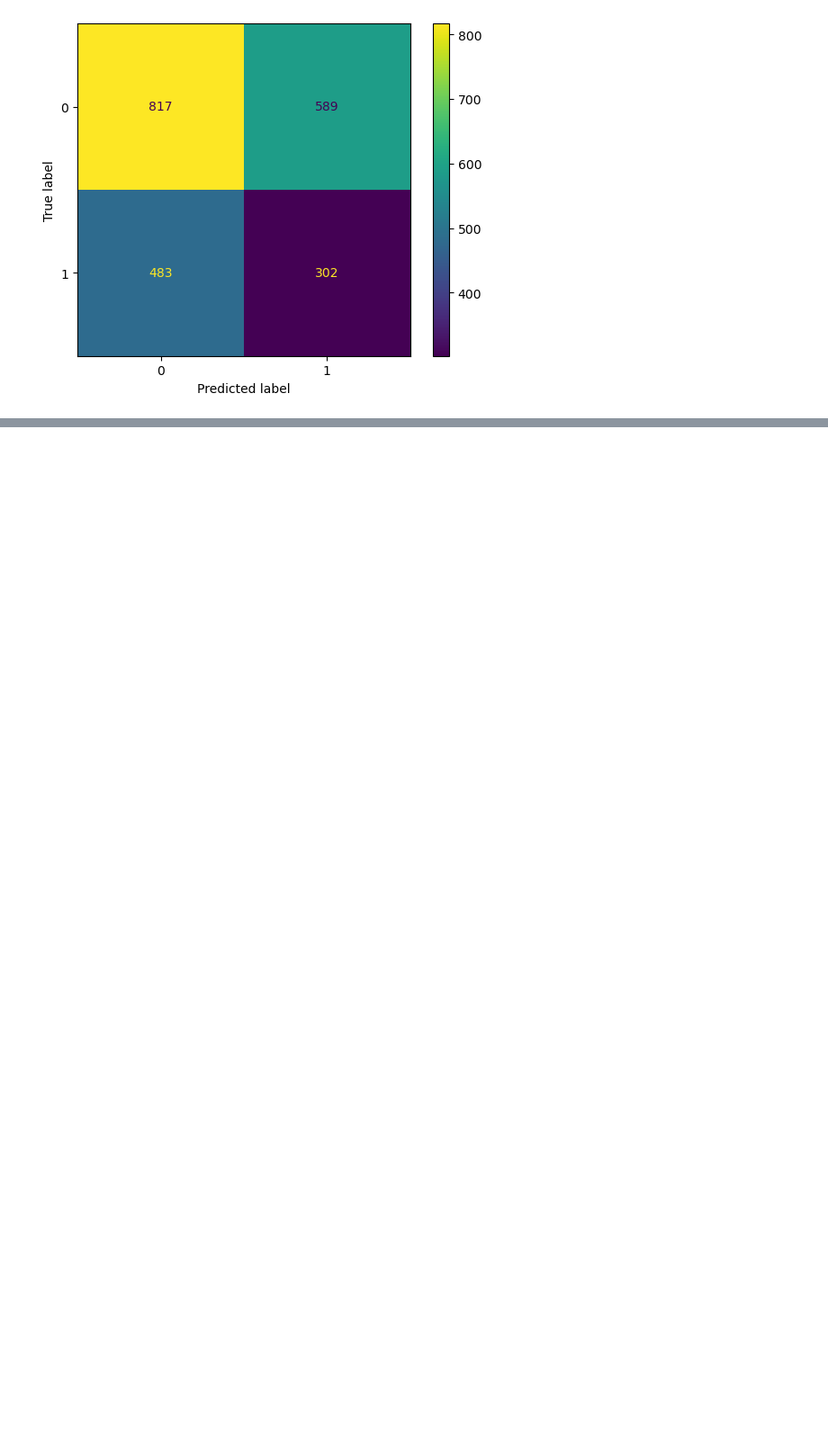
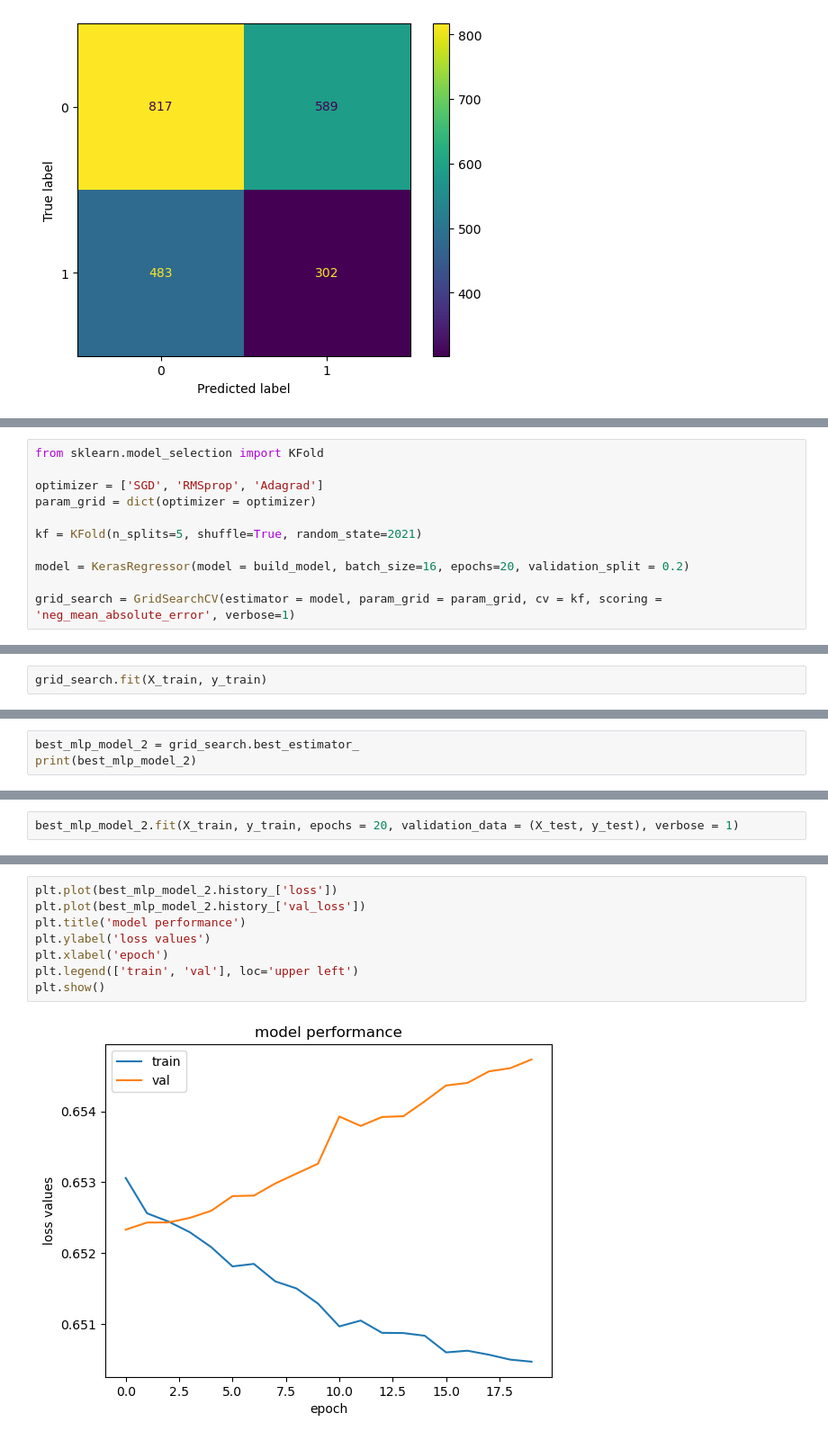
Before and after one commit to orlandopalmeira/Trabalho-DAA-2023-2024, a Jupyter notebook: Tarefa_1/tarefa_1_modelacao.ipynb, the cells around one changed output, grey strips where cells are left out. Shown at 90% size. Cells and saved outputs as stored; diff of their text form; blank space fills up the shorter version.

```diff
--- a/Tarefa_1/tarefa_1_modelacao.ipynb
+++ b/Tarefa_1/tarefa_1_modelacao.ipynb
@@ -856,0 +903,11 @@ weighted avg       0.52      0.51      0.52      2191
+# %%
+from sklearn.model_selection import KFold
+
+optimizer = ['SGD', 'RMSprop', 'Adagrad']
+param_grid = dict(optimizer = optimizer)
+
+kf = KFold(n_splits=5, shuffle=True, random_state=2021)
+
+model = KerasRegressor(model = build_model, batch_size=16, epochs=20, validation_split = 0.2)
+
+grid_search = GridSearchCV(estimator = model, param_grid = param_grid, cv = kf, scoring = 'neg_mean_absolute_error', verbose=1)
@@ -856,0 +916,2 @@ weighted avg       0.52      0.51      0.52      2191
+# %%
+grid_search.fit(X_train, y_train)
@@ -856,0 +944,3 @@ weighted avg       0.52      0.51      0.52      2191
+# %%
+best_mlp_model_2 = grid_search.best_estimator_
+print(best_mlp_model_2)
@@ -856,0 +965,2 @@ weighted avg       0.52      0.51      0.52      2191
+# %%
+best_mlp_model_2.fit(X_train, y_train, epochs = 20, validation_data = (X_test, y_test), verbose = 1)
@@ -856,0 +1002,10 @@ weighted avg       0.52      0.51      0.52      2191
+# %%
+plt.plot(best_mlp_model_2.history_['loss'])
+plt.plot(best_mlp_model_2.history_['val_loss'])
+plt.title('model performance')
+plt.ylabel('loss values')
+plt.xlabel('epoch')
+plt.legend(['train', 'val'], loc='upper left')
+plt.show()
+# %% [output]
+[figure, added]
```
Also changed, not shown: parts of 13 cells of this notebook.
